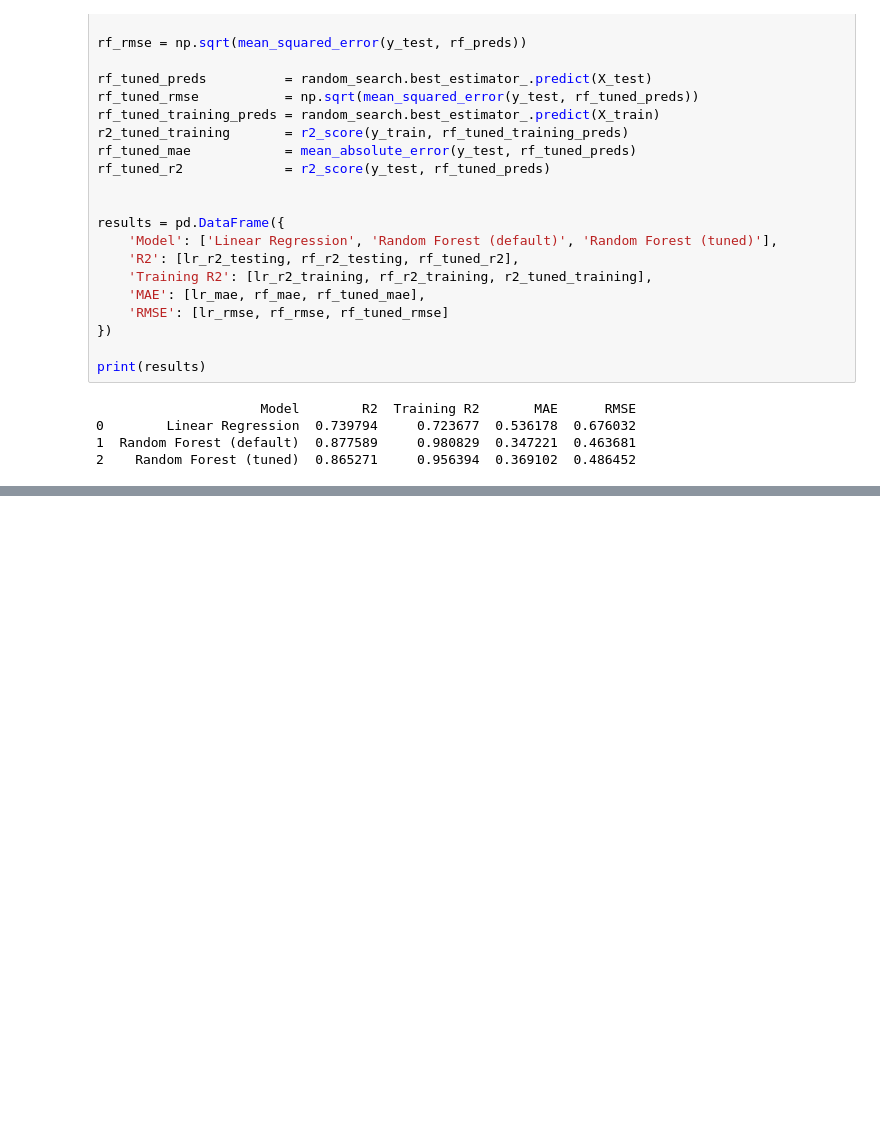
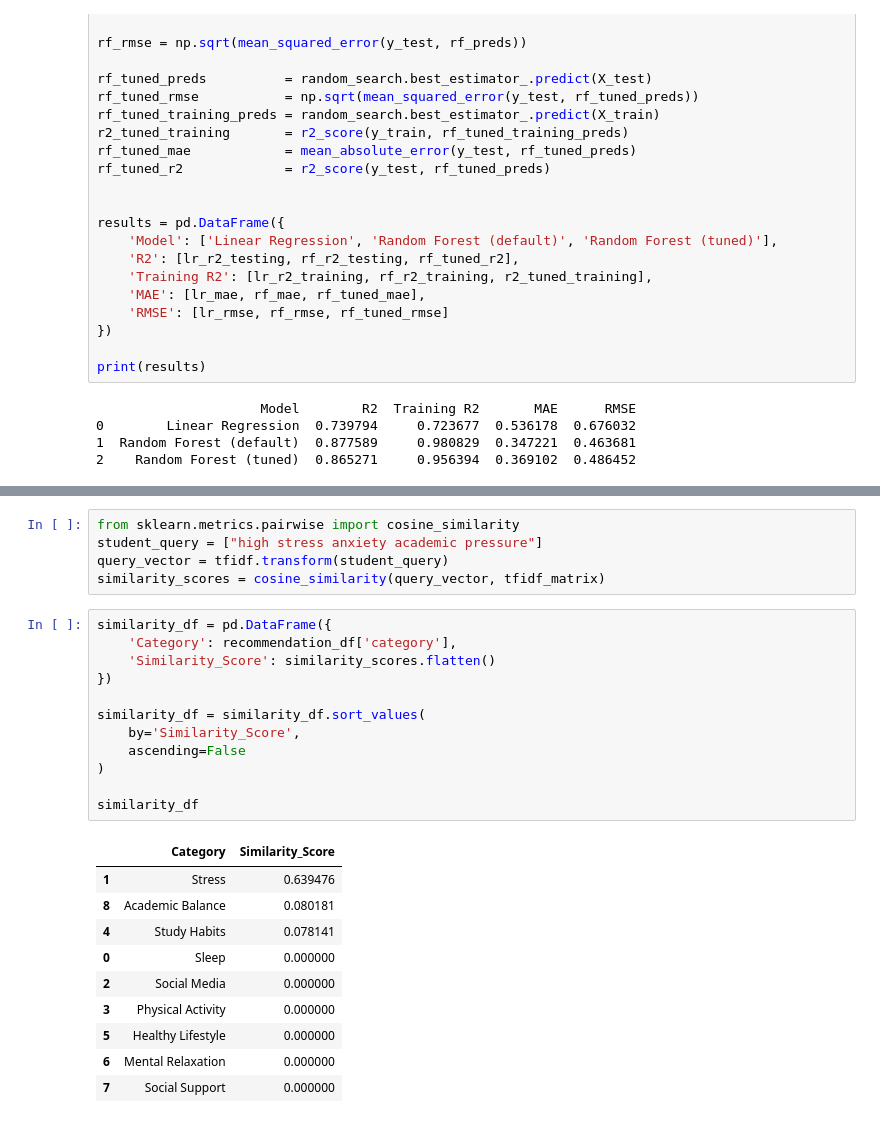
Before and after one commit to gokulgr007/Explainable-Student-Mental-Well-being-Analysis-and-Recommendation-System, a Jupyter notebook: student_wellbeing.ipynb, the cells around one changed output, grey strips where cells are left out. Cells and saved outputs as stored; diff of their text form; blank space fills up the shorter version.

```diff
--- a/student_wellbeing.ipynb
+++ b/student_wellbeing.ipynb
@@ -445,0 +597,28 @@ print(results)
+# %%
+from sklearn.metrics.pairwise import cosine_similarity
+student_query = ["high stress anxiety academic pressure"]
+query_vector = tfidf.transform(student_query)
+similarity_scores = cosine_similarity(query_vector, tfidf_matrix)
+# %%
+similarity_df = pd.DataFrame({
+    'Category': recommendation_df['category'],
+    'Similarity_Score': similarity_scores.flatten()
+})
+
+similarity_df = similarity_df.sort_values(
+    by='Similarity_Score',
+    ascending=False
+)
+
+similarity_df
+# %% [output]
+|  | Category | Similarity_Score |
+| 1 | Stress | 0.639476 |
+| 8 | Academic Balance | 0.080181 |
+| 4 | Study Habits | 0.078141 |
+| 0 | Sleep | 0.000000 |
+| 2 | Social Media | 0.000000 |
+| 3 | Physical Activity | 0.000000 |
+| 5 | Healthy Lifestyle | 0.000000 |
+| 6 | Mental Relaxation | 0.000000 |
+| 7 | Social Support | 0.000000 |
```
Also changed, not shown: parts of 24 cells of this notebook.
